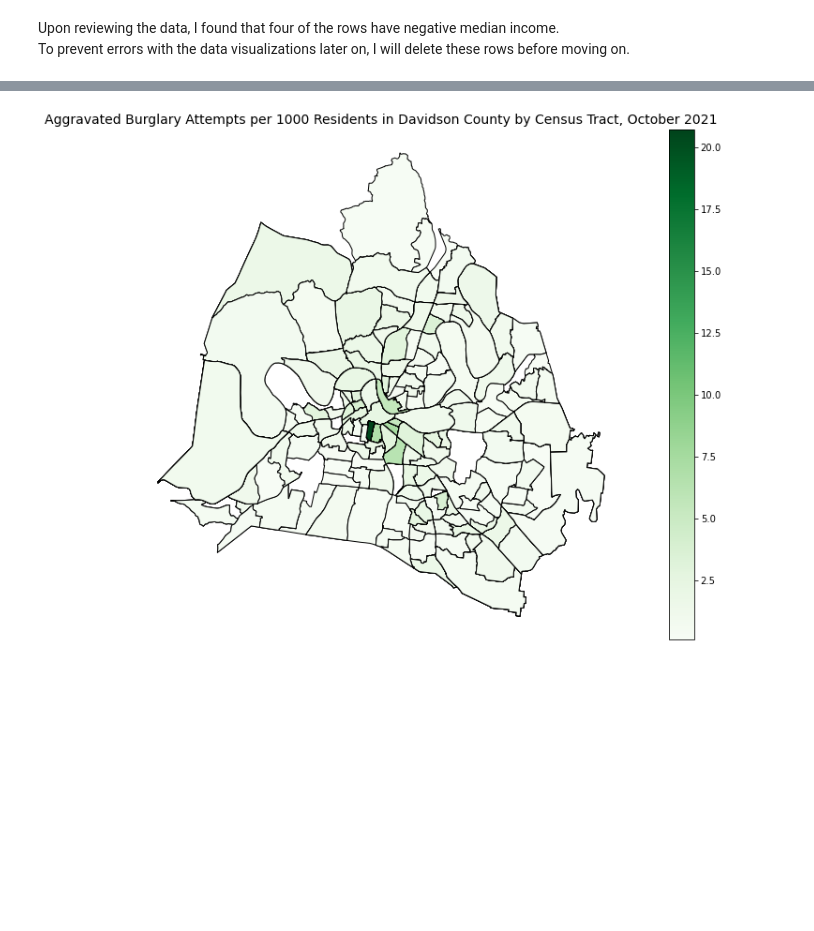
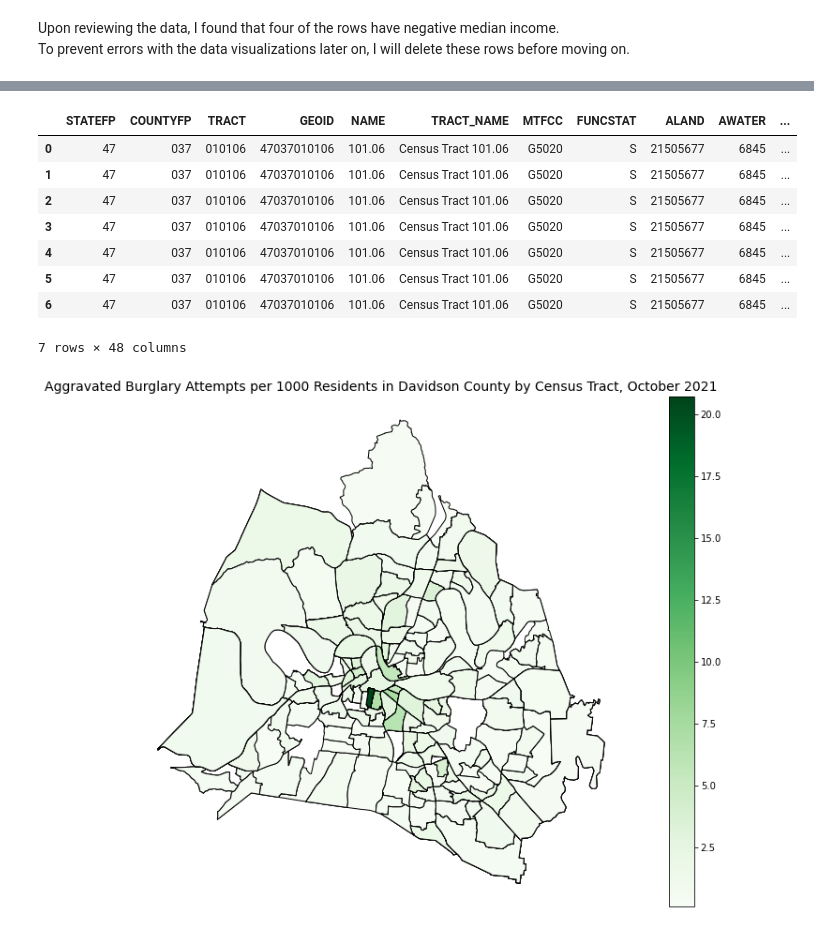
Before and after one commit to jrioross/nashville-burglaries, a Jupyter notebook: notebooks/Habeeb-Branch.ipynb, the cells around one changed output, grey strips where cells are left out. Saved outputs shown, nothing was run; the diff lists cells and outputs as text; code cells hidden in the pictures; blank space fills up the shorter version.

```diff
--- a/notebooks/Habeeb-Branch.ipynb
+++ b/notebooks/Habeeb-Branch.ipynb
@@ -163,3 +183,15 @@ tn['burglaries_per_1000'] = tn['burglary_count'] / (tn["population"] / 1000)
+# %%
+tn[tn['TRACT_NAME'] == 'Census Tract 101.06']
+# %% [output]
+|  | STATEFP | COUNTYFP | TRACT | GEOID | NAME | TRACT_NAME | MTFCC | FUNCSTAT | ALAND | AWATER | ... |
+| 0 | 47 | 037 | 010106 | 47037010106 | 101.06 | Census Tract 101.06 | G5020 | S | 21505677 | 6845 | ... |
+| 1 | 47 | 037 | 010106 | 47037010106 | 101.06 | Census Tract 101.06 | G5020 | S | 21505677 | 6845 | ... |
+| 2 | 47 | 037 | 010106 | 47037010106 | 101.06 | Census Tract 101.06 | G5020 | S | 21505677 | 6845 | ... |
+| 3 | 47 | 037 | 010106 | 47037010106 | 101.06 | Census Tract 101.06 | G5020 | S | 21505677 | 6845 | ... |
+| 4 | 47 | 037 | 010106 | 47037010106 | 101.06 | Census Tract 101.06 | G5020 | S | 21505677 | 6845 | ... |
+| 5 | 47 | 037 | 010106 | 47037010106 | 101.06 | Census Tract 101.06 | G5020 | S | 21505677 | 6845 | ... |
+| 6 | 47 | 037 | 010106 | 47037010106 | 101.06 | Census Tract 101.06 | G5020 | S | 21505677 | 6845 | ... |
+7 rows × 48 columns
 # %%
 # Create choropleth for burglary attempts per 1000 residents
 fig, ax = plt.subplots(figsize=(16,10))
```
Also changed, not shown: parts of 5 cells of this notebook.
